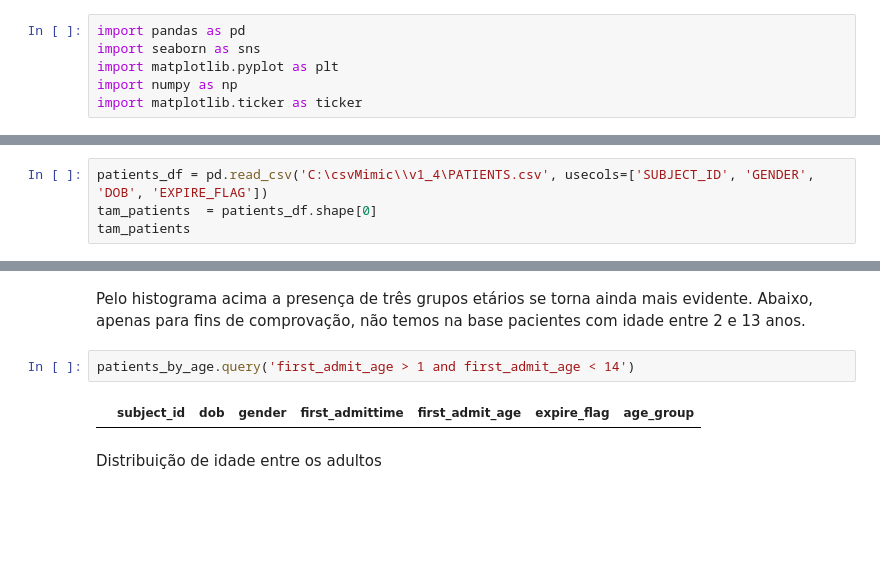
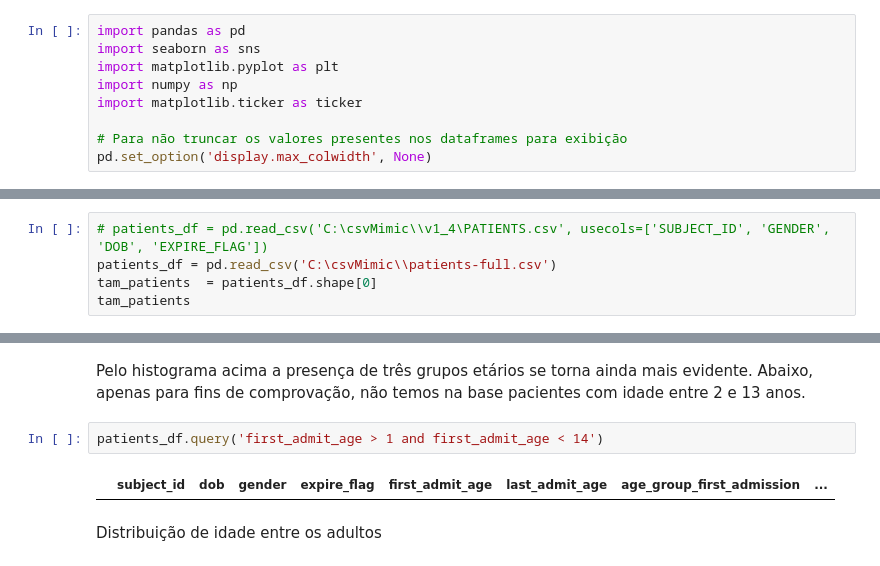
Before and after one commit to camila-cg/mimic-3, a Jupyter notebook: análise-exploratória.ipynb, the cells around one changed output, grey strips where cells are left out. Saved outputs shown, nothing was run; the diff lists cells and outputs as text; blank space fills up the shorter version.

```diff
--- a/análise-exploratória.ipynb
+++ b/análise-exploratória.ipynb
@@ -24,12 +24,16 @@ import seaborn as sns
 import matplotlib.pyplot as plt
 import numpy as np
 import matplotlib.ticker as ticker
+
+# Para não truncar os valores presentes nos dataframes para exibição
+pd.set_option('display.max_colwidth', None)
 # %% [markdown]
 ### Pacientes
 # %% [markdown]
 Número de pacientes
 # %%
-patients_df = pd.read_csv('C:\csvMimic\\v1_4\PATIENTS.csv', usecols=['SUBJECT_ID', 'GENDER', 'DOB', 'EXPIRE_FLAG'])
+# patients_df = pd.read_csv('C:\csvMimic\\v1_4\PATIENTS.csv', usecols=['SUBJECT_ID', 'GENDER', 'DOB', 'EXPIRE_FLAG'])
+patients_df = pd.read_csv('C:\csvMimic\\patients-full.csv')
 tam_patients  = patients_df.shape[0]
 tam_patients
 # %% [output]
@@ -152,9 +146,9 @@ ax
 # %% [markdown]
 Pelo histograma acima a presença de três grupos etários se torna ainda mais evidente. Abaixo, apenas para fins de comprovação, não temos na base pacientes com idade entre 2 e 13 anos.
 # %%
-patients_by_age.query('first_admit_age > 1 and first_admit_age < 14')
+patients_df.query('first_admit_age > 1 and first_admit_age < 14')
 # %% [output]
-|  | subject_id | dob | gender | first_admittime | first_admit_age | expire_flag | age_group |
+|  | subject_id | dob | gender | expire_flag | first_admit_age | last_admit_age | age_group_first_admission | ... |
 # %% [markdown]
 Distribuição de idade entre os adultos
 # %%
```
Also changed, not shown: parts of 68 cells of this notebook.
